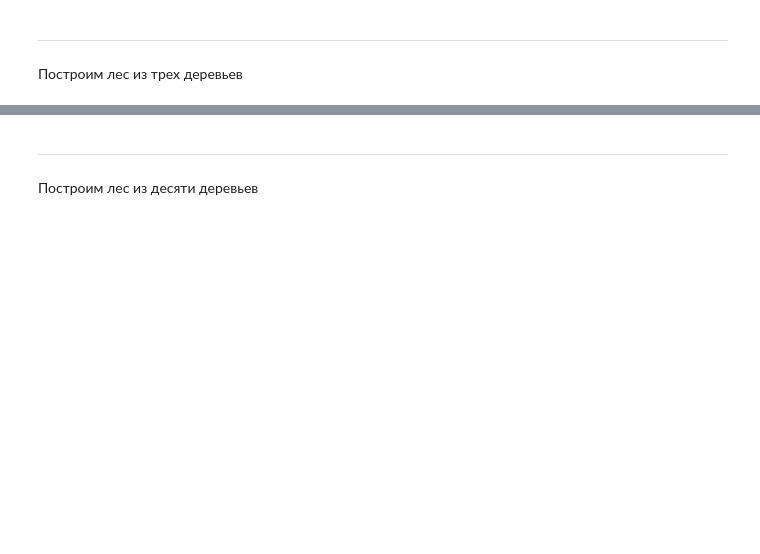
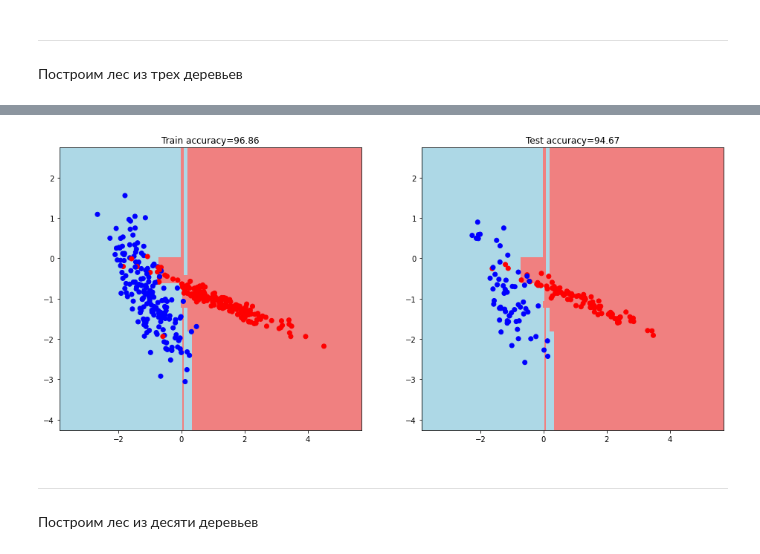
Before and after one commit to AndreiBazhenau/gb, a Jupyter notebook: algorithms_analysis/hw_5.ipynb, the cells around one changed output, grey strips where cells are left out. Drawn from its saved outputs; the diff is of its cells as text; code cells hidden in the pictures; blank space fills up the shorter version.

```diff
--- a/algorithms_analysis/hw_5.ipynb
+++ b/algorithms_analysis/hw_5.ipynb
@@ -785,3 +351,7 @@ print(f'Точность случайного леса из {n_trees} дерев
+# %%
+visualize(train_data, test_data, my_forest_3)
+# %% [output]
+[figure, added]
 # %% [markdown]
 ---
 Построим лес из десяти деревьев
```
Also changed, not shown: parts of 78 cells of this notebook, 1 other file.
